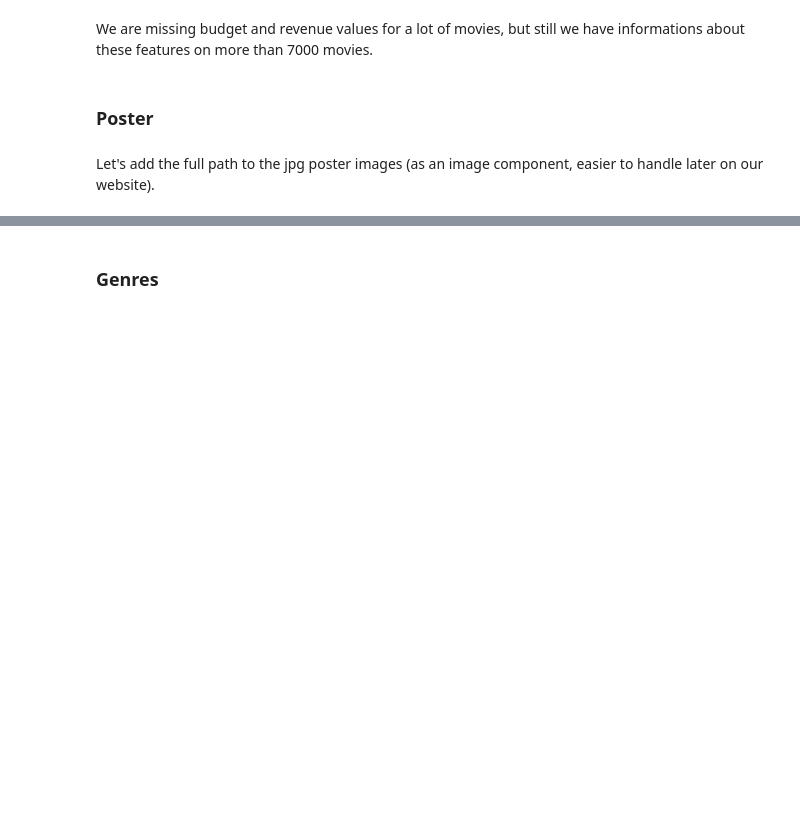
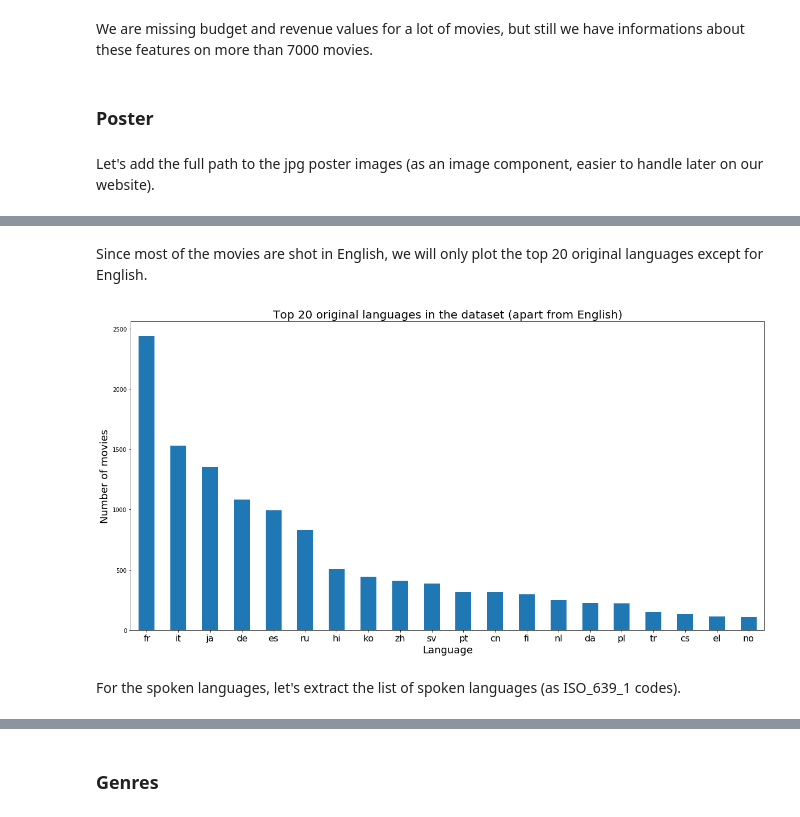
Before and after one commit to com-480-data-visualization/com-480-project-pasdenom, a Jupyter notebook: data_processing.ipynb, the cells around one changed output, grey strips where cells are left out. Saved outputs shown, nothing was run; the diff lists cells and outputs as text; code cells hidden in the pictures; blank space fills up the shorter version.

```diff
--- a/data_processing.ipynb
+++ b/data_processing.ipynb
@@ -119,0 +110,2 @@ DOESN'T WORK!!!
+# %%
+metadata['franchise'] = metadata[metadata['belongs_to_collection'].notnull()]['belongs_to_collection'].apply(ast.literal_eval).apply(lambda x: x['name'] if isinstance(x, dict) else np.nan)
@@ -119,0 +132,3 @@ DOESN'T WORK!!!
+# %%
+metadata['production_countries'] = metadata['production_countries'].fillna('[]').apply(ast.literal_eval)
+metadata['production_countries'] = metadata['production_countries'].apply(lambda x: [i['name'] for i in x] if isinstance(x, list) else np.nan)
@@ -145,0 +179,9 @@ metadata['poster_path'] = "<img src='" + base_poster_url + metadata['poster_path
+# %%
+def check_lang(lang):
+    #There are some numeric values and some nan, let's convert them all to np.nan
+    if str(lang)[0].isnumeric() or str(lang)=='nan':
+        return np.nan
+    else:
+        return str(lang)
+# %%
+metadata['original_language'] = metadata['original_language'].map(lambda x: check_lang(x))
@@ -145,0 +203,14 @@ metadata['poster_path'] = "<img src='" + base_poster_url + metadata['poster_path
+# %% [markdown]
+Since most of the movies are shot in English, we will only plot the top 20 original languages except for English.
+# %%
+fig = plt.figure(figsize=(20,10))
+metadata[metadata['original_language'] != 'en']['original_language'].value_counts().iloc[:20].plot(kind = 'bar')
+plt.title('Top 20 original languages in the dataset (apart from English)', fontsize = 20)
+plt.xlabel('Language', fontsize = 18)
+plt.ylabel('Number of movies', fontsize = 18)
+plt.xticks(rotation = 'horizontal', fontsize = 16)
+plt.show()
+# %% [output]
+[figure, added]
+# %% [markdown]
+For the spoken languages, let's extract the list of spoken languages (as ISO_639_1 codes).
```
Also changed, not shown: parts of 65 cells of this notebook.
